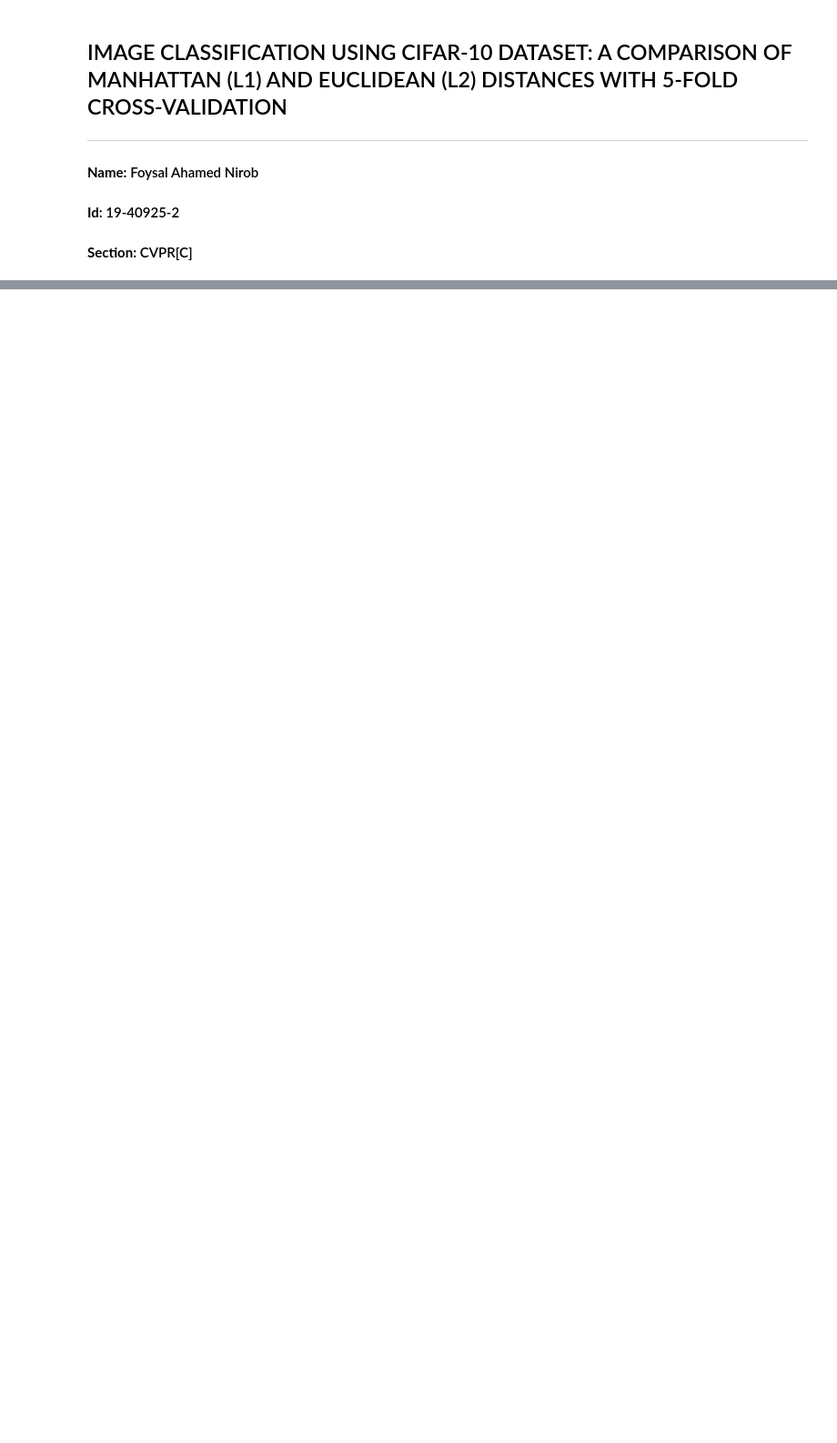
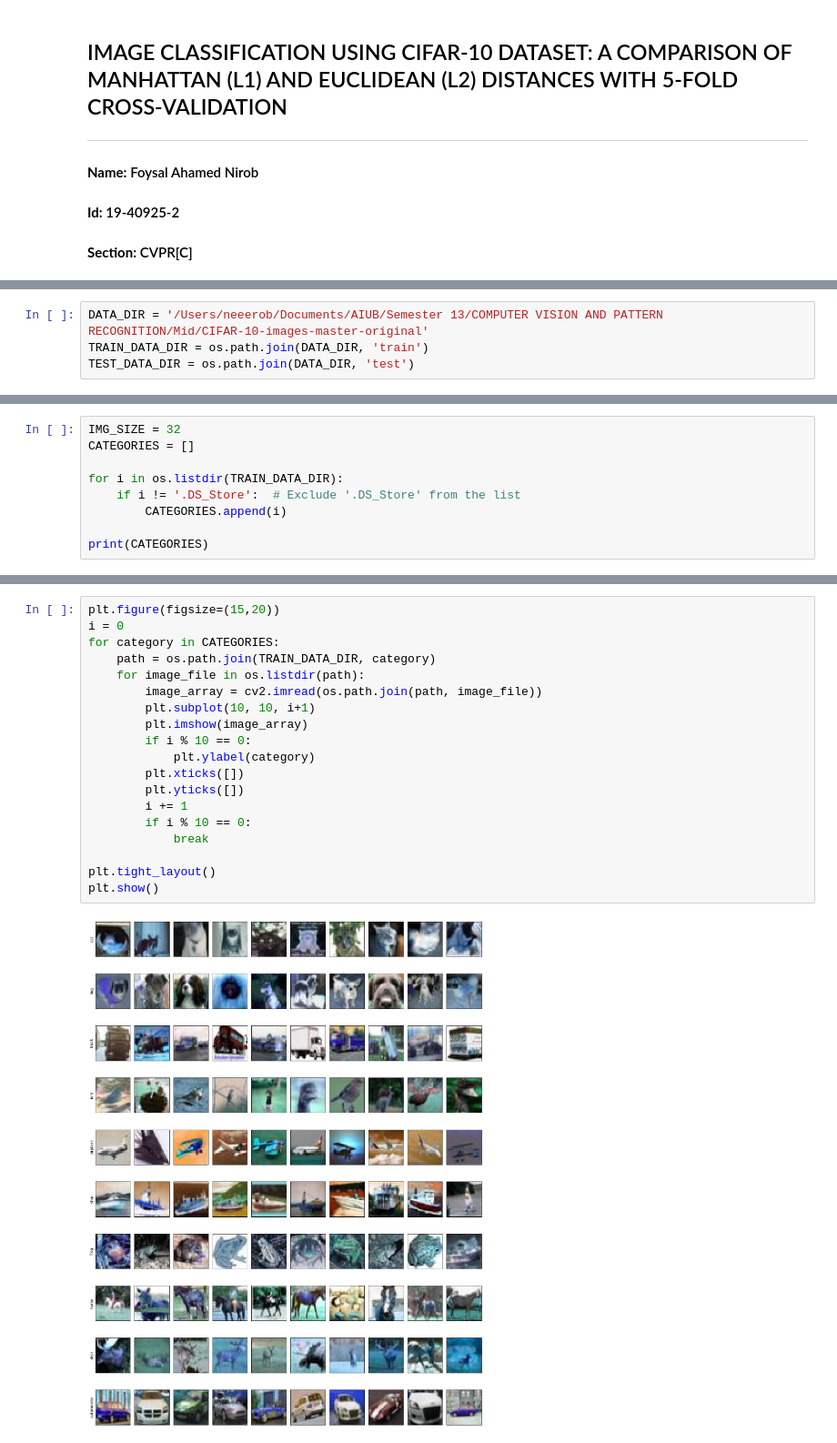
Before and after one commit to 19-40925-2/CVPR, a Jupyter notebook: assignment_1_KNN.ipynb, the cells around one changed output, grey strips where cells are left out. Shown at 91% size. Saved outputs shown, nothing was run; the diff lists cells and outputs as text; blank space fills up the shorter version.

```diff
--- a/assignment_1_KNN.ipynb
+++ b/assignment_1_KNN.ipynb
@@ -18,0 +35,4 @@ Once you have obtained the dataset, we will proceed with the preprocessing steps
+# %%
+DATA_DIR = '/Users/neeerob/Documents/AIUB/Semester 13/COMPUTER VISION AND PATTERN RECOGNITION/Mid/CIFAR-10-images-master-original'
+TRAIN_DATA_DIR = os.path.join(DATA_DIR, 'train')
+TEST_DATA_DIR = os.path.join(DATA_DIR, 'test')
@@ -18,0 +42,9 @@ Once you have obtained the dataset, we will proceed with the preprocessing steps
+# %%
+IMG_SIZE = 32
+CATEGORIES = []
+
+for i in os.listdir(TRAIN_DATA_DIR):
+    if i != '.DS_Store':  # Exclude '.DS_Store' from the list
+        CATEGORIES.append(i)
+
+print(CATEGORIES)
@@ -18,0 +55,21 @@ Once you have obtained the dataset, we will proceed with the preprocessing steps
+# %%
+plt.figure(figsize=(15,20))
+i = 0
+for category in CATEGORIES:
+    path = os.path.join(TRAIN_DATA_DIR, category)
+    for image_file in os.listdir(path):
+        image_array = cv2.imread(os.path.join(path, image_file))
+        plt.subplot(10, 10, i+1)
+        plt.imshow(image_array)
+        if i % 10 == 0:
+            plt.ylabel(category)
+        plt.xticks([])
+        plt.yticks([])
+        i += 1
+        if i % 10 == 0:
+            break
+
+plt.tight_layout()
+plt.show()
+# %% [output]
+[figure, added]
```
Also changed, not shown: parts of 17 cells of this notebook.
